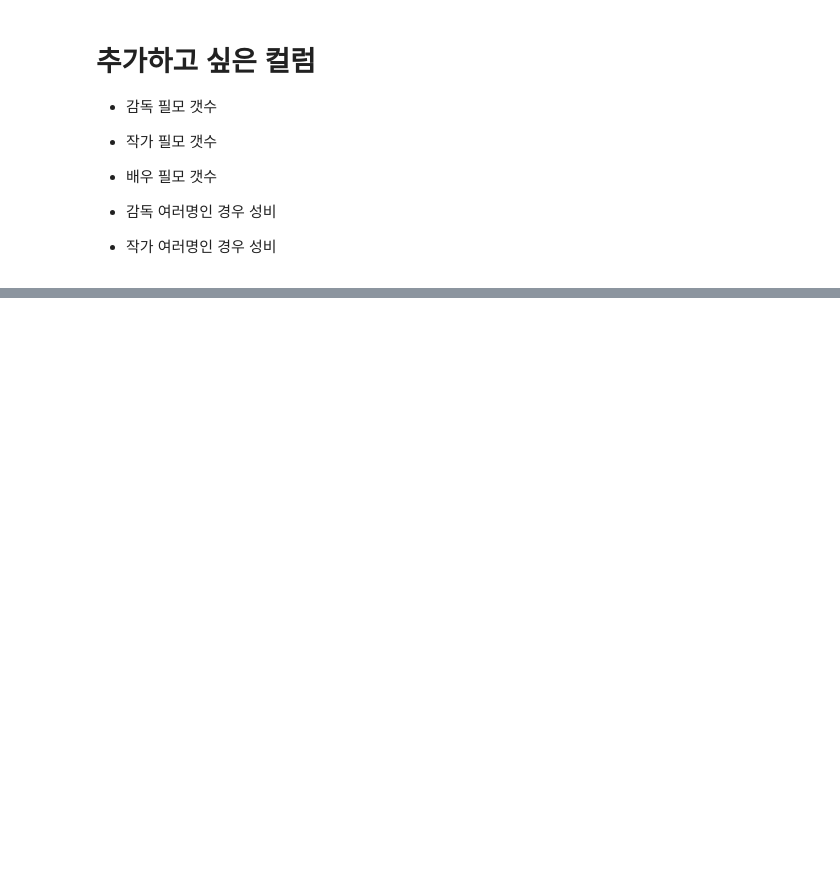
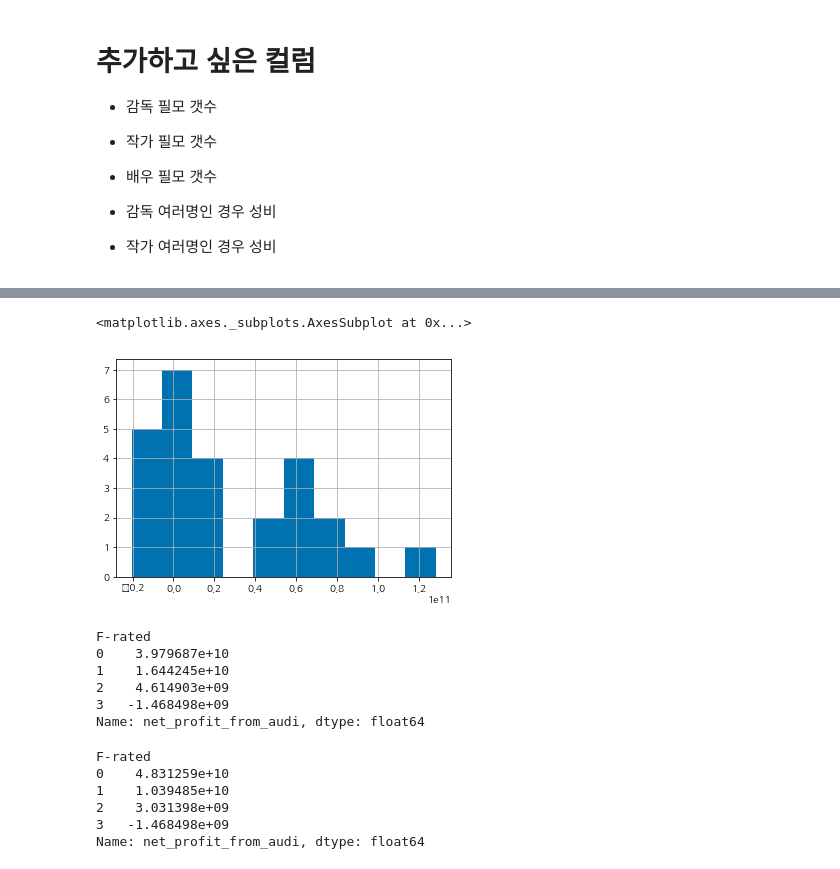
Before and after one commit to kim4pb/Female-led-Korean-Films, a Jupyter notebook: 03.ButterKnife/F-rated_성비_연도별_상영횟수등급.ipynb, the cells around one changed output, grey strips where cells are left out. Saved outputs shown, nothing was run; the diff lists cells and outputs as text; code cells hidden in the pictures; blank space fills up the shorter version.

```diff
--- a/03.ButterKnife/F-rated_성비_연도별_상영횟수등급.ipynb
+++ b/03.ButterKnife/F-rated_성비_연도별_상영횟수등급.ipynb
@@ -913,0 +1046,29 @@ Index(['영화명', '영화코드', '개봉일', '대표국적', '국적', '장
+# %%
+cost['break_even point'] = cost['break_even point'].replace('-', 0).apply(lambda x: int(x))
+
+cost['net_profit_audi'] = cost['전국관객수'] - cost['break_even point']
+
+cost['net_profit_from_audi'] = cost['net_profit_audi'] * 9_000
+# %%
+cost['net_profit_from_audi'].hist()
+# %% [output]
+<matplotlib.axes._subplots.AxesSubplot at 0x...>
+[figure, added]
+# %%
+cost.groupby('F-rated')['net_profit_from_audi'].mean()
+# %% [output]
+F-rated
+0    3.979687e+10
+1    1.644245e+10
+2    4.614903e+09
+3   -1.468498e+09
+Name: net_profit_from_audi, dtype: float64
+# %%
+cost.groupby('F-rated')['net_profit_from_audi'].median()
+# %% [output]
+F-rated
+0    4.831259e+10
+1    1.039485e+10
+2    3.031398e+09
+3   -1.468498e+09
+Name: net_profit_from_audi, dtype: float64
```
Also changed, not shown: parts of 81 cells of this notebook.
